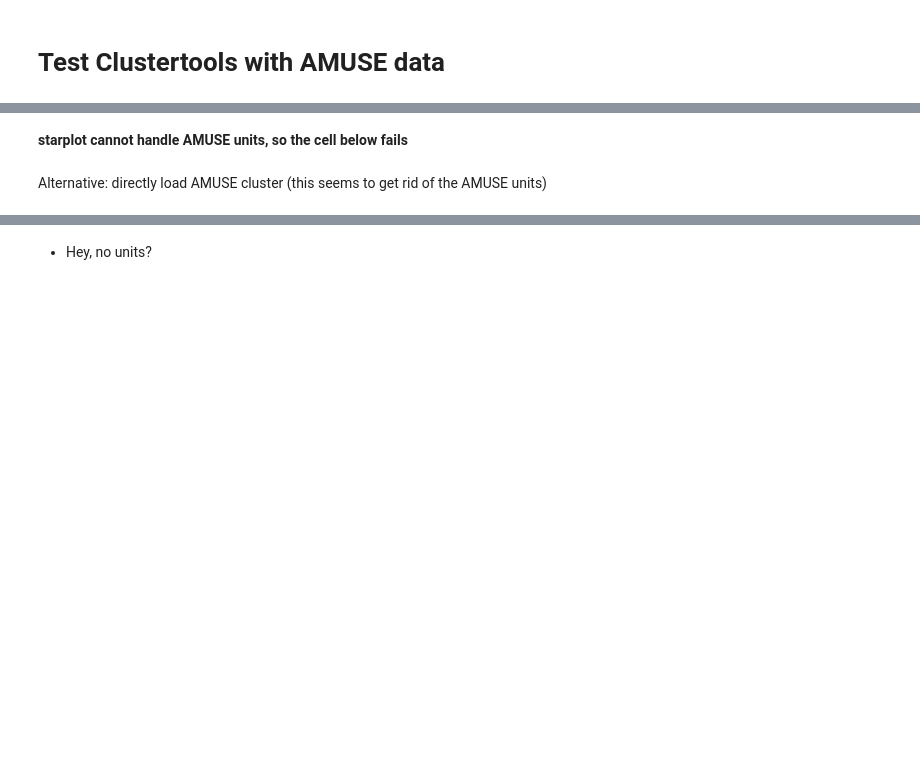
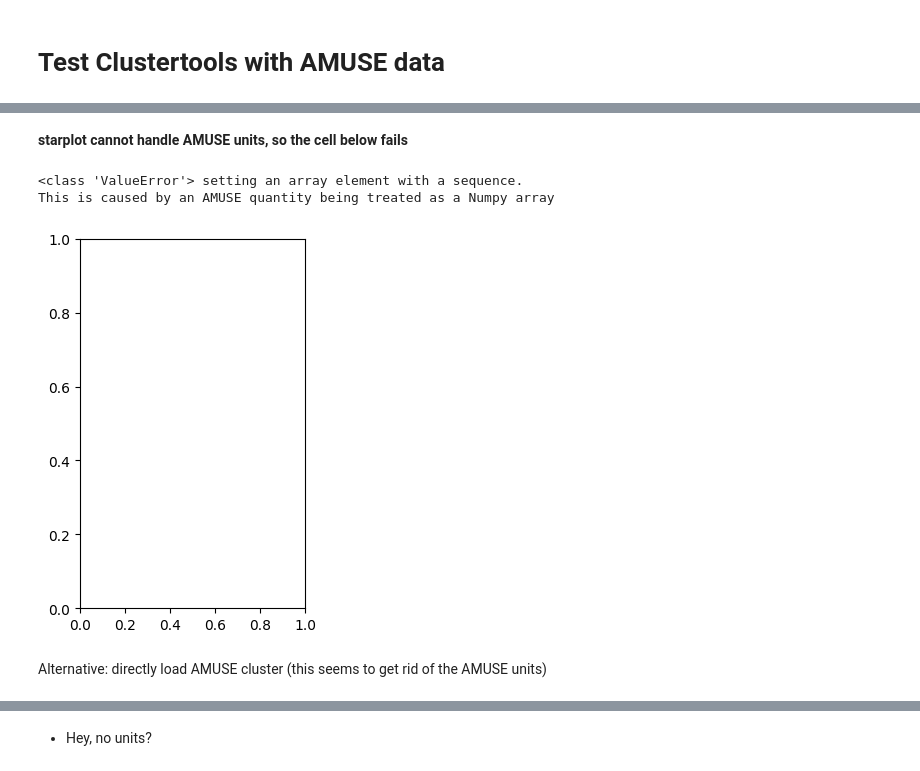
Before and after one commit to rieder/clustertools_amuse_test, a Jupyter notebook: amuse-clustertools.ipynb, the cells around one changed output, grey strips where cells are left out. Cells and saved outputs as stored; diff of their text form; code cells hidden in the pictures; blank space fills up the shorter version.

```diff
--- a/amuse-clustertools.ipynb
+++ b/amuse-clustertools.ipynb
@@ -71,5 +90,3 @@ s = stars_initial
 cluster.add_stars(s.x, s.y, s.z, s.vx, s.vy, s.vz, s.mass, s.key)
 
 cluster.analyze(sortstars=True)
-# %% [markdown]
-**starplot cannot handle AMUSE units, so the cell below fails**
@@ -78,2 +92,0 @@ ct.starplot(cluster)
-# %% [markdown]
-Alternative: directly load AMUSE cluster (this seems to get rid of the AMUSE units)
@@ -83,0 +93,14 @@ ct.starplot(cluster_direct)
+# %% [markdown]
+**starplot cannot handle AMUSE units, so the cell below fails**
+# %%
+try:
+    ct.starplot(cluster)
+except ValueError as err:
+    print(ValueError, err)
+    print("This is caused by an AMUSE quantity being treated as a Numpy array")
+# %% [output]
+<class 'ValueError'> setting an array element with a sequence.
+This is caused by an AMUSE quantity being treated as a Numpy array
+[figure, added]
+# %% [markdown]
+Alternative: directly load AMUSE cluster (this seems to get rid of the AMUSE units)
```
Also changed, not shown: parts of 72 cells of this notebook.
